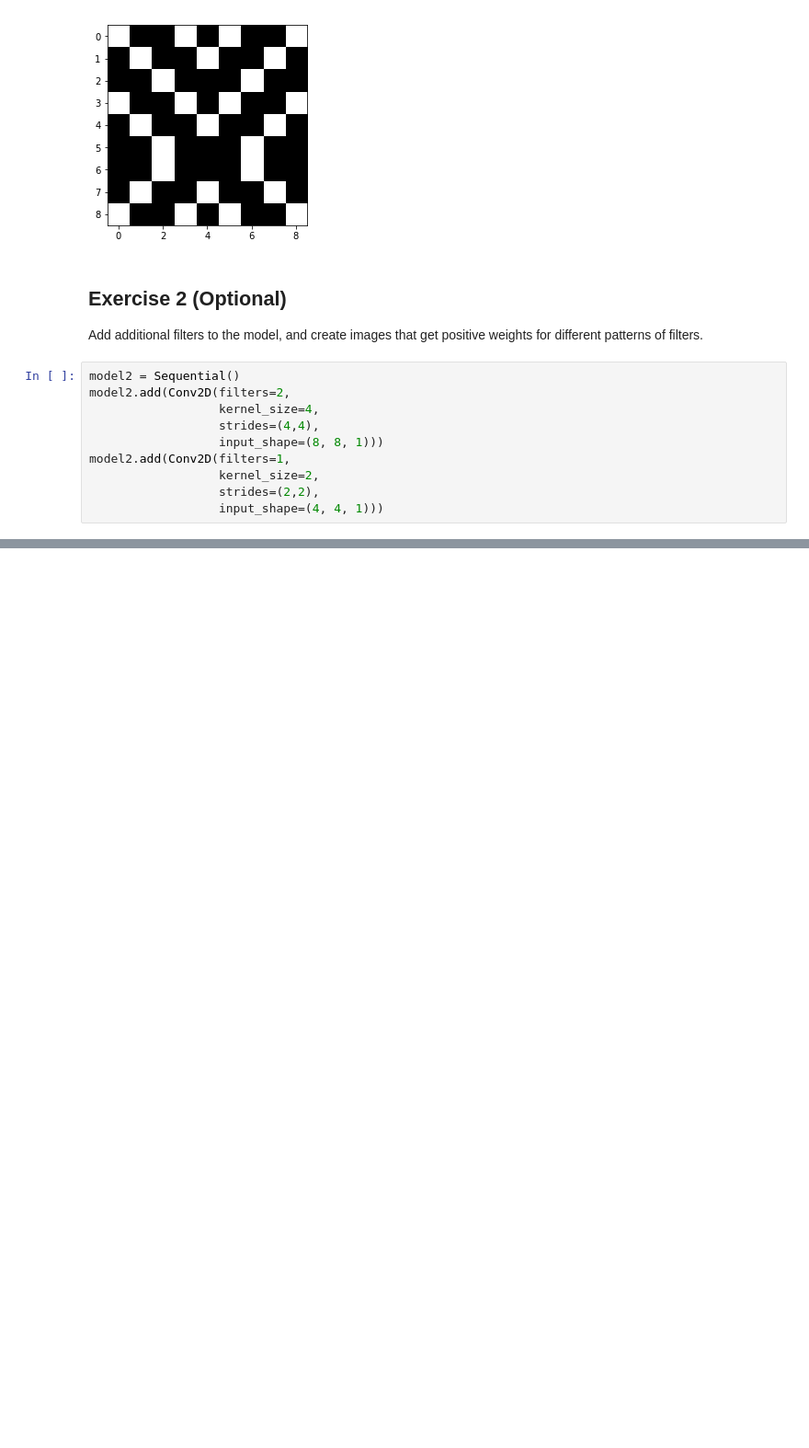
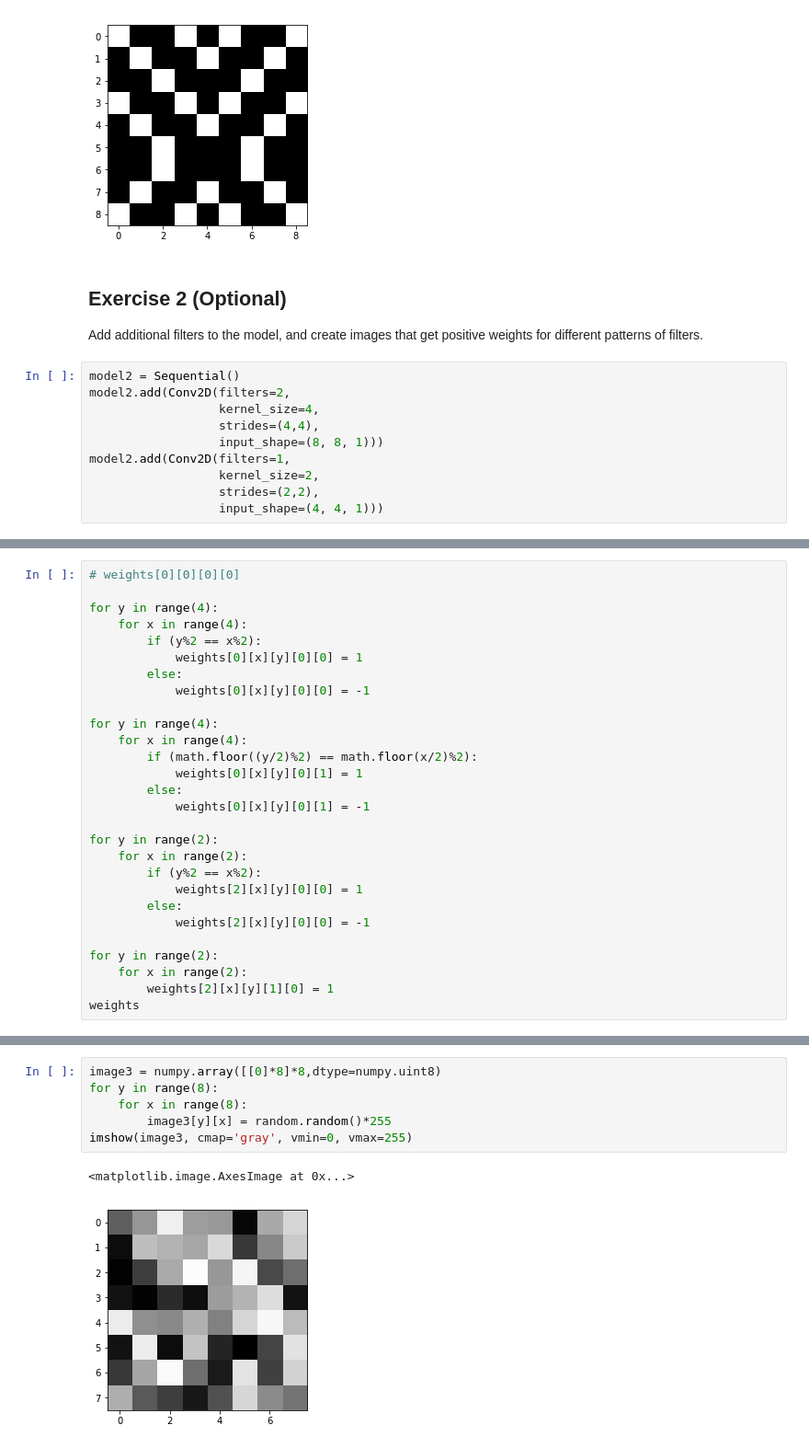
Before and after one commit to isaanca/machine-learning-spring, a Jupyter notebook: Convolutional Neural Network Tutorial.ipynb, the cells around one changed output, grey strips where cells are left out. Shown: that part at 92% size. Cells and saved outputs as stored; diff of their text form; blank space fills up the shorter version.

Commit message:
finish weight generation for new model

```diff
--- a/Convolutional Neural Network Tutorial.ipynb
+++ b/Convolutional Neural Network Tutorial.ipynb
@@ -400 +401,29 @@ weights
  array([0.], dtype=float32)]
+# %%
+# weights[0][0][0][0]
+
+for y in range(4):
+    for x in range(4):
+        if (y%2 == x%2):
+            weights[0][x][y][0][0] = 1
+        else:
+            weights[0][x][y][0][0] = -1
+
+for y in range(4):
+    for x in range(4):
+        if (math.floor((y/2)%2) == math.floor(x/2)%2):
+            weights[0][x][y][0][1] = 1
+        else:
+            weights[0][x][y][0][1] = -1
+
+for y in range(2):
+    for x in range(2):
+        if (y%2 == x%2):
+            weights[2][x][y][0][0] = 1
+        else:
+            weights[2][x][y][0][0] = -1
+
+for y in range(2):
+    for x in range(2):
+        weights[2][x][y][1][0] = 1
+weights
@@ -400,0 +448,9 @@ weights
+# %%
+image3 = numpy.array([[0]*8]*8,dtype=numpy.uint8)
+for y in range(8):
+    for x in range(8):
+        image3[y][x] = random.random()*255
+imshow(image3, cmap='gray', vmin=0, vmax=255)
+# %% [output]
+<matplotlib.image.AxesImage at 0x...>
+[figure, added]
```
Also changed, not shown: parts of 6 cells of this notebook.
